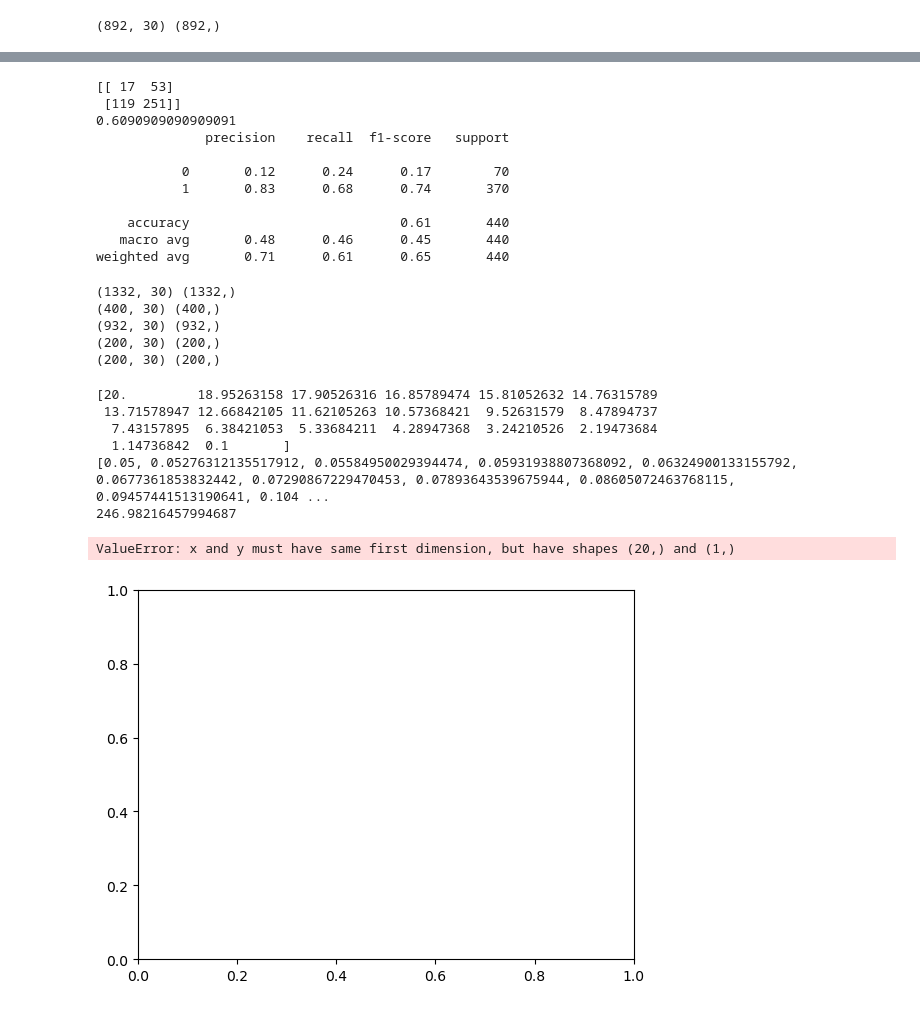
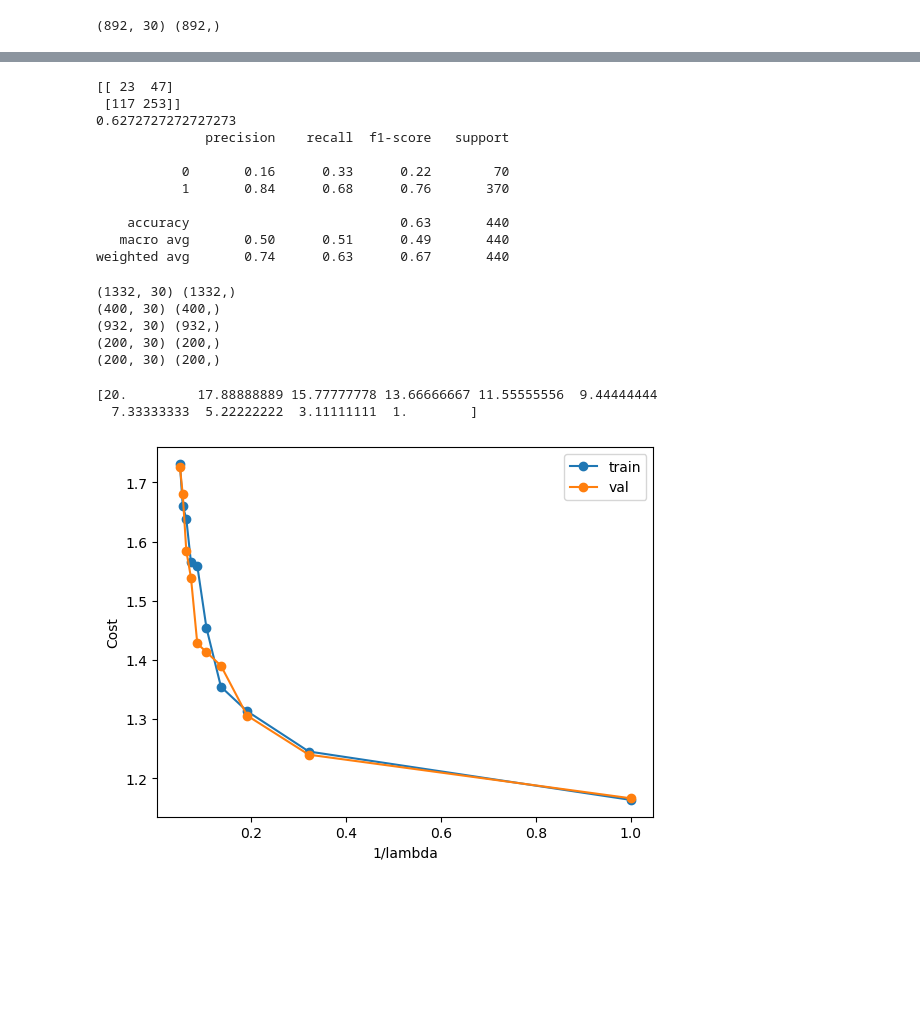
Before and after one commit to poku18/ENGR_Project_PR, a Jupyter notebook: 0_1_classifier.ipynb, the cells around one changed output, grey strips where cells are left out. Saved outputs shown, nothing was run; the diff lists cells and outputs as text; code cells hidden in the pictures; blank space fills up the shorter version.

```diff
--- a/0_1_classifier.ipynb
+++ b/0_1_classifier.ipynb
@@ -57,7 +57,7 @@ x = df[columns]
 y = df['Label']
 
 x = x.fillna(0)                                  # Replacing NaN values with the mean of that column
-x_norm = (x-x.min())/(x.max()-x.min())        # Normalizing the data
+x_norm = (x-x.min())/(x.max()-x.min())*2      # Normalizing the data
 x= x_norm
 
 # Converting to numpy array
@@ -72,8 +72,8 @@ Index(['bugcount', 'fixcount', 'la', 'ld', 'nf', 'nd', 'ns', 'ent', 'revd',
 # %% [markdown]
 # Train Test Splitting the dataset
 # %%
-# x_train, x_test, y_train, y_test = train_test_split(x, y, test_size=0.33, random_state=42, stratify=y)
-# print(x_train.shape, y_train.shape)
+x_train, x_test, y_train, y_test = train_test_split(x, y, test_size=0.33, random_state=42, stratify=y)
+print(x_train.shape, y_train.shape)
 # %% [output]
 (892, 30) (892,)
 # %%
@@ -91,17 +91,17 @@ def model(x,w):
     #return w[0]+np.dot(x_poly,w[1:])
 
 def sigmoid(t):
-    return 1/(1+np.exp(-t)) #tanhyperbolic
+    return 1/(1+np.exp(-t)) #Todo: tanhyperbolic
 
 def cross_entropy(w,x,y):
     a = sigmoid(model(x,w))
     ind = np.argwhere(y==0)[:,0]
-    cost = -5*np.sum(np.log(1-a[ind]))
+    cost = -np.sum(np.log(1-a[ind]))
 
     ind = np.argwhere(y==1)[:,0]
     cost -= np.sum(np.log(a[ind]))
     cost = cost/y.size
-    cost += lambda_*norm(w[1:],1)
+    #cost += lambda_*norm(w[1:],1)
     return cost
 
 def gradient_descent(g,step,max_iter,w):
@@ -183,22 +161,21 @@ print(tally)
 # %%
 y_pred = np.sign(sigmoid(model(x_test, a[iter]))- 0.5)/2 +0.5
+print(confusion_matrix(y_test,y_pred))
+print(accuracy_score(y_test,y_pred))
 
-# print(confusion_matrix(y_test,y_pred))
-# print(accuracy_score(y_test,y_pred))
-
-# print(classification_report(y_test, y_pred))
+print(classification_report(y_test, y_pred))
 # %% [output]
-[[ 17  53]
- [119 251]]
-0.6090909090909091
+[[ 23  47]
+ [117 253]]
+0.6272727272727273
               precision    recall  f1-score   support
 
-           0       0.12      0.24      0.17        70
-           1       0.83      0.68      0.74       370
+           0       0.16      0.33      0.22        70
+           1       0.84      0.68      0.76       370
 
-    accuracy                           0.61       440
-   macro avg       0.48      0.46      0.45       440
-weighted avg       0.71      0.61      0.65       440
+    accuracy                           0.63       440
+   macro avg       0.50      0.51      0.49       440
+weighted avg       0.74      0.63      0.67       440
 # %%
 from sklearn.linear_model import LogisticRegression
 
@@ -224,45 +201,49 @@ print(x_test.shape, y_test.shape)
 (200, 30) (200,)
 (200, 30) (200,)
 # %%
-iter = 100
+iter = 1000
 
 global d, lambda_
 d = 1
 polynomial_features = PolynomialFeatures(d)
 x_poly = polynomial_features.fit_transform(x)
 #print(x_poly.shape[1])
 w = np.array(np.random.rand(x_poly.shape[1],1))
 
-lambda_array = np.linspace(20,0.1,20)
+lambda_array = np.linspace(20,1,10)
 print(lambda_array)
 cost_train_array = []
 a_array = []
 cost_val_array = []
 i=0
 for lambda_ in lambda_array:
     a, b = gradient_descent(c,0.01,iter,w)
     cost_val = cross_entropy(a[iter],x_val,y_val)
+    #print("Cost_train: ",b[iter])
+    #print("Cost_val: ", cost_val)
     i+=1
     a_array.append(a)
-    cost_train_array.append(b)
+    cost_train_array.append(b[iter-1])
     cost_val_array.append(cost_val)
 
 plt.figure(1)
 lam = [1/x for x in lambda_array]
-print(lam)
-for i in range(len(cost_train_array)):
-    print(cost_train_array[i][iter])
-    plt.plot(lam, cost_train_array[i][iter], label="train")
-    plt.plot(lam, cost_val_array[i], label="val")
+# for i in range(len(cost_train_array)):
+#     print(cost_train_array[i][iter])
+#     plt.plot(lam, cost_train_array[i], label="train")
+#     plt.plot(lam, cost_val_array[i], label="val")
 
-#plt.legend(lambda_array)
+# #plt.legend(lambda_array)
+# plt.show()
+cost_train_array = np.array(cost_train_array)
+cost_val_array = np.array(cost_val_array)
+plt.plot(lam, cost_train_array, label="train", marker='o')
+plt.plot(lam, cost_val_array, label="val", marker='o')
+plt.xlabel('1/lambda')
+plt.ylabel('Cost')
+plt.legend()
 plt.show()
 # %% [output]
-[20.         18.95263158 17.90526316 16.85789474 15.81052632 14.76315789
- 13.71578947 12.66842105 11.62105263 10.57368421  9.52631579  8.47894737
-  7.43157895  6.38421053  5.33684211  4.28947368  3.24210526  2.19473684
-  1.14736842  0.1       ]
-[0.05, 0.05276312135517912, 0.05584950029394474, 0.05931938807368092, 0.06324900133155792, 0.0677361853832442, 0.07290867229470453, 0.07893643539675944, 0.08605072463768115, 0.09457441513190641, 0.104 ...
-246.98216457994687
+[20.         17.88888889 15.77777778 13.66666667 11.55555556  9.44444444
+  7.33333333  5.22222222  3.11111111  1.        ]
-ValueError: x and y must have same first dimension, but have shapes (20,) and (1,)
-[figure, old version]
+[figure, new version]
```
Also changed, not shown: parts of 4 cells of this notebook.
